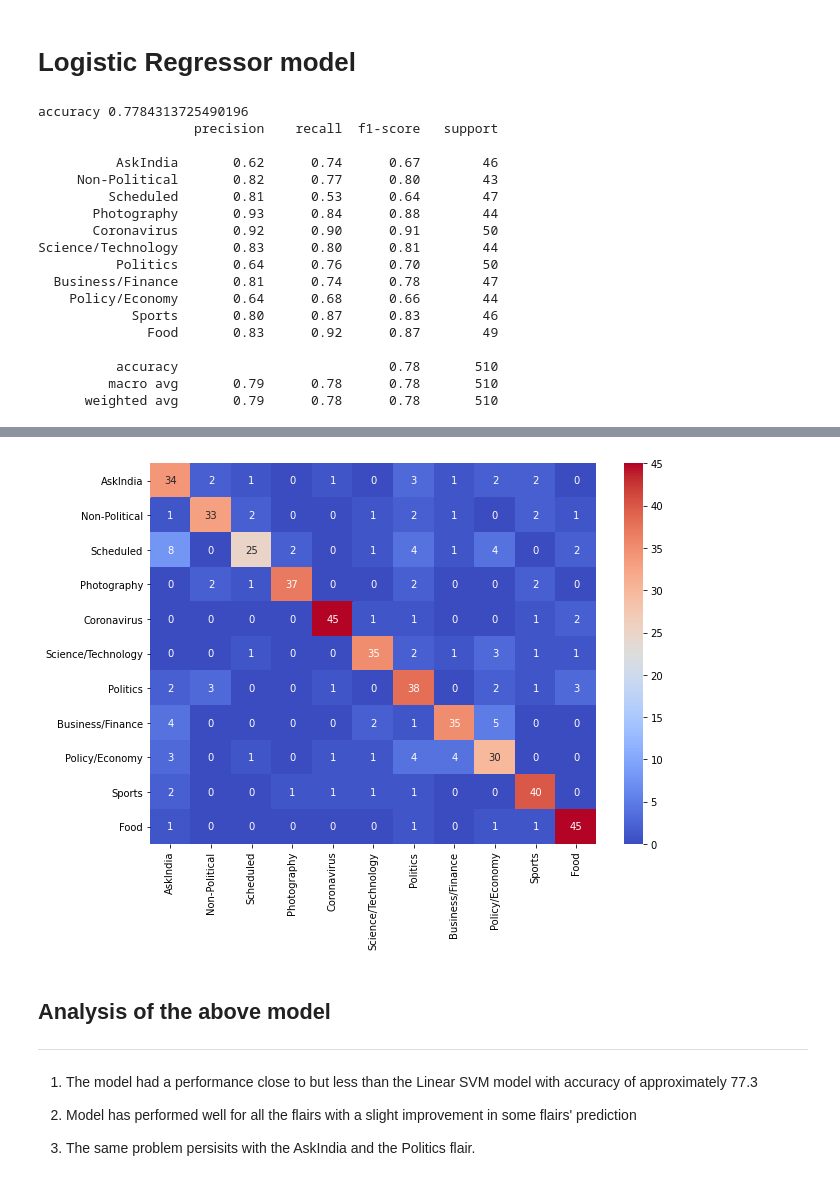
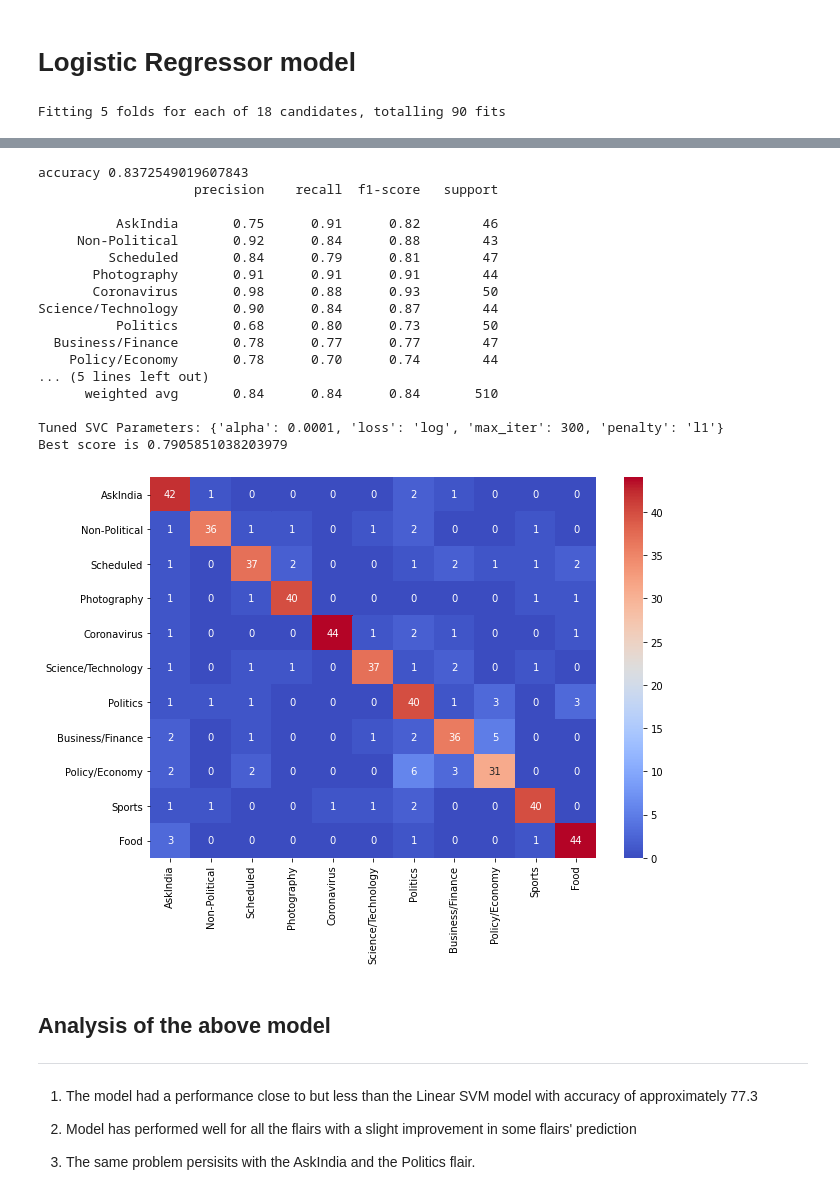
Before and after one commit to anuj2110/REDDIT-FLAIR-DETECTION, a Jupyter notebook: Notebooks/Part 3 Machine Learning.ipynb, the cells around one changed output, grey strips where cells are left out. Saved outputs shown, nothing was run; the diff lists cells and outputs as text; code cells hidden in the pictures.

```diff
--- a/Notebooks/Part 3 Machine Learning.ipynb
+++ b/Notebooks/Part 3 Machine Learning.ipynb
@@ -40,7 +40,7 @@ print(flairs)
 # %% [markdown]
 Preprocessing the text data for input to models. Count Vectorizer is used to make a matrix of token counts. Then Tf-idf transformer is used to get the relevance of each word in the text. But sklearn comes with tfidfVectorizer which do both the steps so will be using this. Moreover it will be easy to store and later use it in the web app
 # %%
-tfidfVectorizer = TfidfVectorizer(max_features =6000)
+tfidfVectorizer = joblib.load('../models/preprocessor.sav')
 X = tfidfVectorizer.fit_transform(features).toarray()
 X_train, X_test , y_train, y_test = train_test_split(X, labels , test_size = 0.20,random_state=42,stratify=labels)
 # %% [markdown]
@@ -99,17 +99,18 @@ Science/Technology       0.71      0.77      0.74        44
 # Linear SVM
 ---
 # %%
-param_grid = {'C': [0.1, 1, 10, 100, 1000],
-              'gamma': [1, 0.1, 0.01, 0.001, 0.0001],
-              'kernel': ['rbf']}
-svc = SVC()
-svc_cv = GridSearchCV(svc, param_grid, verbose = 1,n_jobs=8,refit=True)
+param_grid = {'alpha':[1e-2,1e-3,1e-4]  ,
+              'max_iter':[100,200,300],
+              'penalty':['l2','l1'],
+              'loss': ['hinge']}
+svm = SGDClassifier()
+svm_cv = GridSearchCV(svm, param_grid, verbose = 1,n_jobs=8,refit=True)
 
-svc_cv.fit(X_train, y_train)
+svm_cv.fit(X_train, y_train)
 
 
 from sklearn.metrics import classification_report
-y_pred = svc_cv.best_estimator_.predict(X_test)
+y_pred = svm_cv.best_estimator_.predict(X_test)
 
 print('accuracy %s' % accuracy_score(y_pred, y_test))
 print(classification_report(y_test, y_pred,target_names=flairs))
@@ -119,6 +120,6 @@ df_cm = pd.DataFrame(cm, index = [i for i in flairs],
 plt.figure(figsize = (10,7))
 sns.heatmap(df_cm, annot=True,cmap='coolwarm')
 
-print("Tuned SVC Parameters: {}".format(svc_cv.best_params_))
-print("Best score is {}".format(svc_cv.best_score_))
+print("Tuned SVC Parameters: {}".format(svm_cv.best_params_))
+print("Best score is {}".format(svm_cv.best_score_))
 # %% [output]
@@ -232,12 +235,18 @@ Best score is 0.1961603314544491
 # %% [markdown]
 # Logistic Regressor model
 # %%
-sgd = SGDClassifier(loss='log', penalty='l2',alpha=1e-3, random_state=42, max_iter=100, tol=None)
-sgd.fit(X_train, y_train)
+param_grid = {'alpha':[1e-2,1e-3,1e-4]  ,
+              'max_iter':[100,200,300],
+              'penalty':['l2','l1'],
+              'loss': ['log']}
+log = SGDClassifier()
+log_cv = GridSearchCV(svm, param_grid, verbose = 1,n_jobs=8,refit=True)
+
+log_cv.fit(X_train, y_train)
 
 
 from sklearn.metrics import classification_report
-y_pred = sgd.predict(X_test)
+y_pred = log_cv.best_estimator_.predict(X_test)
 
 print('accuracy %s' % accuracy_score(y_pred, y_test))
 print(classification_report(y_test, y_pred,target_names=flairs))
@@ -246,22 +255,8 @@ df_cm = pd.DataFrame(cm, index = [i for i in flairs],
                   columns = [i for i in flairs])
 plt.figure(figsize = (10,7))
 sns.heatmap(df_cm, annot=True,cmap='coolwarm')
+
+print("Tuned SVC Parameters: {}".format(log_cv.best_params_))
+print("Best score is {}".format(log_cv.best_score_))
 # %% [output]
-accuracy 0.7784313725490196
-                    precision    recall  f1-score   support
-
-          AskIndia       0.62      0.74      0.67        46
-     Non-Political       0.82      0.77      0.80        43
-         Scheduled       0.81      0.53      0.64        47
-       Photography       0.93      0.84      0.88        44
-       Coronavirus       0.92      0.90      0.91        50
-Science/Technology       0.83      0.80      0.81        44
-          Politics       0.64      0.76      0.70        50
-  Business/Finance       0.81      0.74      0.78        47
-    Policy/Economy       0.64      0.68      0.66        44
-            Sports       0.80      0.87      0.83        46
-              Food       0.83      0.92      0.87        49
-
-          accuracy                           0.78       510
-         macro avg       0.79      0.78      0.78       510
-      weighted avg       0.79      0.78      0.78       510
+Fitting 5 folds for each of 18 candidates, totalling 90 fits
@@ -269,4 +266,21 @@ Science/Technology       0.83      0.80      0.81        44
+accuracy 0.8372549019607843
+                    precision    recall  f1-score   support
+
+          AskIndia       0.75      0.91      0.82        46
+     Non-Political       0.92      0.84      0.88        43
+         Scheduled       0.84      0.79      0.81        47
+       Photography       0.91      0.91      0.91        44
+       Coronavirus       0.98      0.88      0.93        50
+Science/Technology       0.90      0.84      0.87        44
+          Politics       0.68      0.80      0.73        50
+  Business/Finance       0.78      0.77      0.77        47
+    Policy/Economy       0.78      0.70      0.74        44
+... (5 lines left out)
+      weighted avg       0.84      0.84      0.84       510
+
+Tuned SVC Parameters: {'alpha': 0.0001, 'loss': 'log', 'max_iter': 300, 'penalty': 'l1'}
+Best score is 0.7905851038203979
-[figure, old version]
+[figure, new version]
 # %% [markdown]
 ## Analysis of the above model
 ---
```
Also changed, not shown: parts of 3 cells of this notebook, 10 other files.
